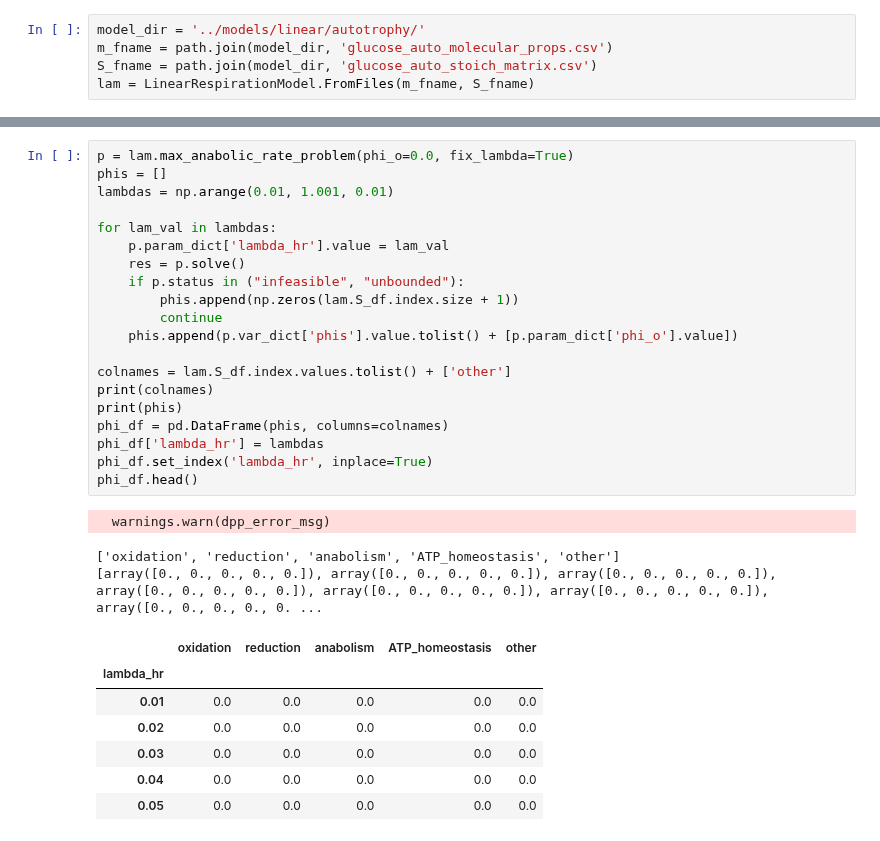
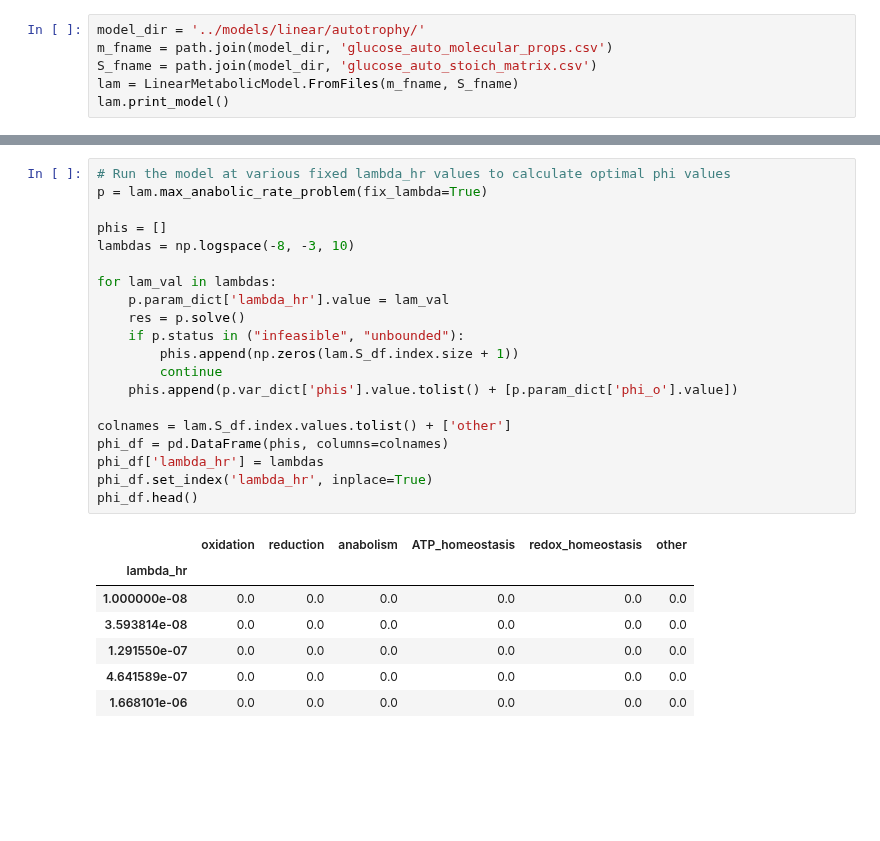
Before and after one commit to flamholz/redox-proteome, a Jupyter notebook: notebooks/LinearizedAutoModel.ipynb, the cells around one changed output, grey strips where cells are left out. Cells and saved outputs as stored; diff of their text form; blank space fills up the shorter version.

```diff
--- a/notebooks/LinearizedAutoModel.ipynb
+++ b/notebooks/LinearizedAutoModel.ipynb
@@ -13,4 +12,5 @@ from SALib import ProblemSpec
 model_dir = '../models/linear/autotrophy/'
 m_fname = path.join(model_dir, 'glucose_auto_molecular_props.csv')
 S_fname = path.join(model_dir, 'glucose_auto_stoich_matrix.csv')
-lam = LinearRespirationModel.FromFiles(m_fname, S_fname)
+lam = LinearMetabolicModel.FromFiles(m_fname, S_fname)
+lam.print_model()
@@ -42,34 +42,31 @@ p.value
 # %%
-p = lam.max_anabolic_rate_problem(phi_o=0.0, fix_lambda=True)
+# Run the model at various fixed lambda_hr values to calculate optimal phi values
+p = lam.max_anabolic_rate_problem(fix_lambda=True)
+
 phis = []
-lambdas = np.arange(0.01, 1.001, 0.01)
+lambdas = np.logspace(-8, -3, 10)
 
 for lam_val in lambdas:
     p.param_dict['lambda_hr'].value = lam_val
     res = p.solve()
     if p.status in ("infeasible", "unbounded"):
         phis.append(np.zeros(lam.S_df.index.size + 1))
         continue
     phis.append(p.var_dict['phis'].value.tolist() + [p.param_dict['phi_o'].value])
 
 colnames = lam.S_df.index.values.tolist() + ['other']
-print(colnames)
-print(phis)
 phi_df = pd.DataFrame(phis, columns=colnames)
 phi_df['lambda_hr'] = lambdas
 phi_df.set_index('lambda_hr', inplace=True)
 phi_df.head()
 # %% [output]
-  warnings.warn(dpp_error_msg)
-['oxidation', 'reduction', 'anabolism', 'ATP_homeostasis', 'other']
-[array([0., 0., 0., 0., 0.]), array([0., 0., 0., 0., 0.]), array([0., 0., 0., 0., 0.]), array([0., 0., 0., 0., 0.]), array([0., 0., 0., 0., 0.]), array([0., 0., 0., 0., 0.]), array([0., 0., 0., 0., 0. ...
-|  | oxidation | reduction | anabolism | ATP_homeostasis | other |
-| lambda_hr |  |  |  |  |  |
-| 0.01 | 0.0 | 0.0 | 0.0 | 0.0 | 0.0 |
-| 0.02 | 0.0 | 0.0 | 0.0 | 0.0 | 0.0 |
-| 0.03 | 0.0 | 0.0 | 0.0 | 0.0 | 0.0 |
-| 0.04 | 0.0 | 0.0 | 0.0 | 0.0 | 0.0 |
-| 0.05 | 0.0 | 0.0 | 0.0 | 0.0 | 0.0 |
+|  | oxidation | reduction | anabolism | ATP_homeostasis | redox_homeostasis | other |
+| lambda_hr |  |  |  |  |  |  |
+| 1.000000e-08 | 0.0 | 0.0 | 0.0 | 0.0 | 0.0 | 0.0 |
+| 3.593814e-08 | 0.0 | 0.0 | 0.0 | 0.0 | 0.0 | 0.0 |
+| 1.291550e-07 | 0.0 | 0.0 | 0.0 | 0.0 | 0.0 | 0.0 |
+| 4.641589e-07 | 0.0 | 0.0 | 0.0 | 0.0 | 0.0 | 0.0 |
+| 1.668101e-06 | 0.0 | 0.0 | 0.0 | 0.0 | 0.0 | 0.0 |
 # %%
 mask = (phi_df != 0).all(axis=1)
 sns.lineplot(data=phi_df[mask])
```
Also changed, not shown: parts of 12 cells of this notebook, 1 other file.
